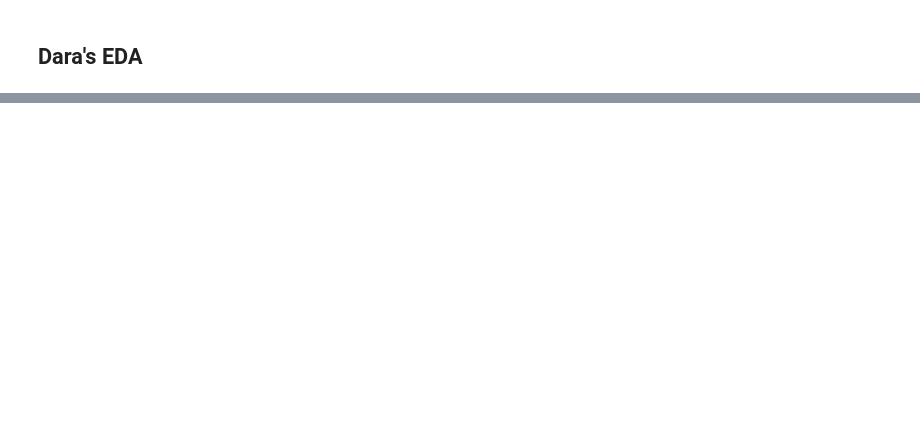
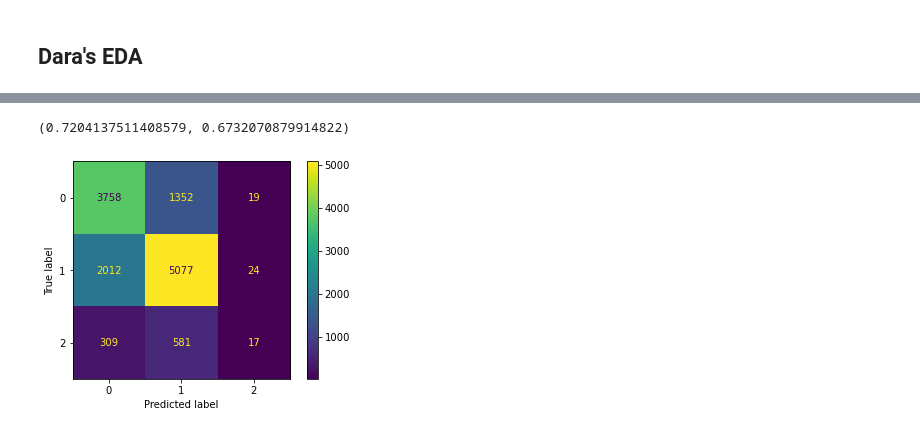
Before and after one commit to njw27/Supervised-ML-For-Tanzanian-Water-Wells, a Jupyter notebook: NotebookDos.ipynb, the cells around one changed output, grey strips where cells are left out. Saved outputs shown, nothing was run; the diff lists cells and outputs as text; code cells hidden in the pictures; blank space fills up the shorter version.

```diff
--- a/NotebookDos.ipynb
+++ b/NotebookDos.ipynb
@@ -174,0 +205,19 @@ train_values2.head()
+# %%
+# # make Xtrain cat & num
+# X_train_cat = X_test.select_dtypes('object')
+# X_train_nums = X_train.select_dtypes('float64', 'int64')
+
+# # make Xtest cat & num
+# X_test_cat = X_test.select_dtypes('object')
+# X_test_nums = X_test.select_dtypes('float64', 'int64')
+
+# # finding shape on Xtrain/Xtest cat & num
+# X_train_cat.shape, X_train_nums.shape, X_test_cat.shape, X_test_nums.shape
+
+X_train_cat = X_train.select_dtypes('object')
+X_train_nums = X_train.select_dtypes('float64', 'int64')
+
+X_test_cat = X_test.select_dtypes('object')
+X_test_nums = X_test.select_dtypes('float64', 'int64')
+
+X_train_cat.shape, X_train_nums.shape, X_test_cat.shape, X_test_nums.shape
@@ -174,0 +226,4 @@ train_values2.head()
+# %%
+# Xtrain clean
+X_train_clean = pd.concat([num_encoder(X_train_nums), cat_encoder(X_train_cat)], axis=1)
+X_train_clean.head()
@@ -174,0 +238,10 @@ train_values2.head()
+# %%
+# # Xtest clean
+
+X_test_clean = pd.concat([num_encoder(X_test_nums), cat_encoder(X_test_cat)], axis=1)
+
+
+X_test_clean['x10_2004'] = 0
+
+
+X_test_clean.head()
@@ -174,0 +256,18 @@ train_values2.head()
+# %%
+# logistic regression
+logreg_clf = LogisticRegression(random_state=69, multi_class='multinomial', solver='newton-cg')
+logreg_model = logreg_clf.fit(X_train_clean, y_train)
+# %%
+logreg_train_pred = logreg_clf.predict(X_train_clean)
+logreg_train_acc = accuracy_score(y_train, logreg_train_pred)
+
+log_val_preds = logreg_clf.predict(X_test_clean) # y_hat
+log_val_accuracy = accuracy_score(y_test, log_val_preds)
+
+logreg_train_acc, log_val_accuracy
+# %% [output]
+(0.7204137511408579, 0.6732070879914822)
+# %%
+plot_confusion_matrix(logreg_clf, X_test_clean, y_test);
+# %% [output]
+[figure, added]
```
Also changed, not shown: parts of 28 cells of this notebook.
